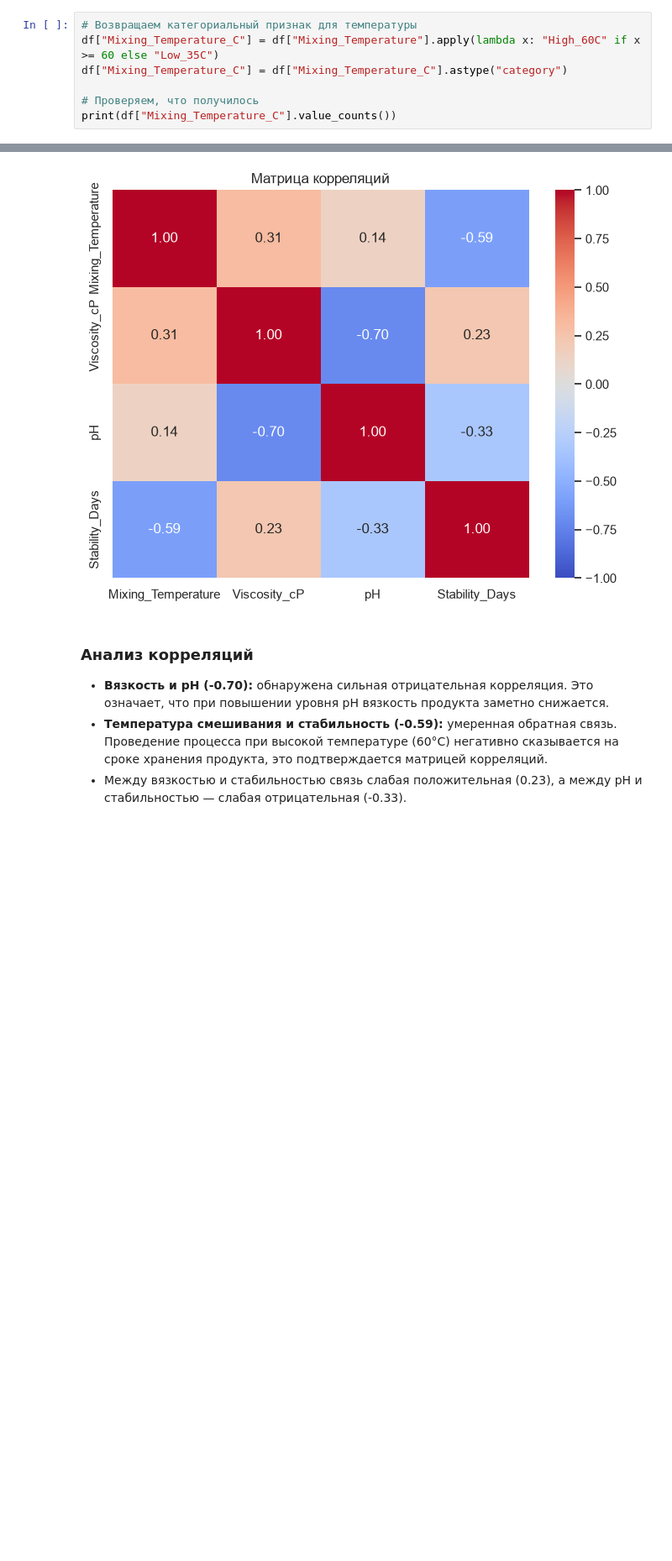
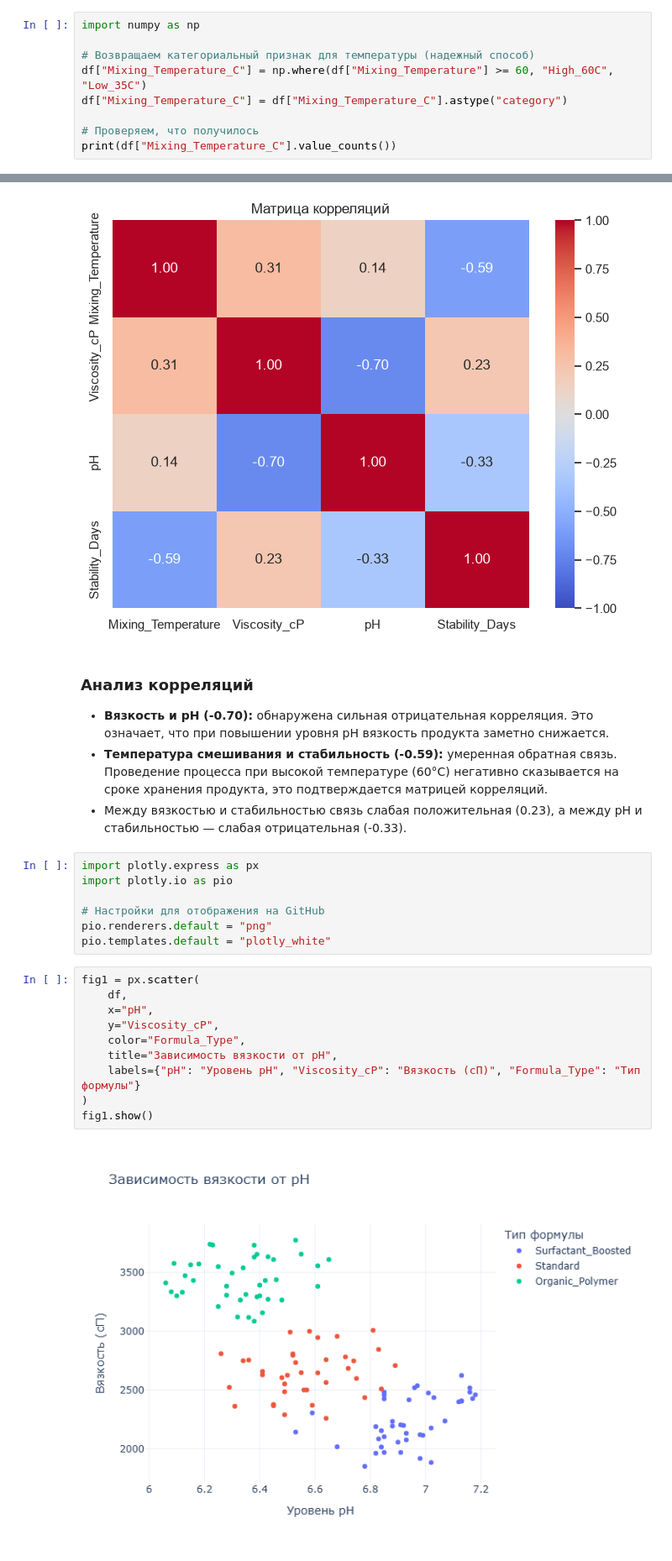
Before and after one commit to Liza511151/project-name511151, a Jupyter notebook: notebooks/EDA.ipynb, the cells around one changed output, grey strips where cells are left out. Shown at 84% size. Drawn from its saved outputs; the diff is of its cells as text; blank space fills up the shorter version.

```diff
--- a/notebooks/EDA.ipynb
+++ b/notebooks/EDA.ipynb
@@ -72,8 +72,10 @@ df.describe()
 | 75% | 60.000000 | 3300.845000 | 6.850000 | 17.000000 |
 | max | 60.000000 | 3774.290000 | 7.180000 | 22.000000 |
 # %%
-# Возвращаем категориальный признак для температуры
-df["Mixing_Temperature_C"] = df["Mixing_Temperature"].apply(lambda x: "High_60C" if x >= 60 else "Low_35C")
+import numpy as np
+
+# Возвращаем категориальный признак для температуры (надежный способ)
+df["Mixing_Temperature_C"] = np.where(df["Mixing_Temperature"] >= 60, "High_60C", "Low_35C")
 df["Mixing_Temperature_C"] = df["Mixing_Temperature_C"].astype("category")
 
 # Проверяем, что получилось
@@ -152,3 +154,22 @@ plt.show()
 - **Вязкость и pH (-0.70):** обнаружена сильная отрицательная корреляция. Это означает, что при повышении уровня pH вязкость продукта заметно снижается.
 - **Температура смешивания и стабильность (-0.59):** умеренная обратная связь. Проведение процесса при высокой температуре (60°C) негативно сказывается на сроке хранения продукта, это подтверждается матрицей корреляций.
 - Между вязкостью и стабильностью связь слабая положительная (0.23), а между pH и стабильностью — слабая отрицательная (-0.33).
+# %%
+import plotly.express as px
+import plotly.io as pio
+
+# Настройки для отображения на GitHub
+pio.renderers.default = "png"
+pio.templates.default = "plotly_white"
+# %%
+fig1 = px.scatter(
+    df,
+    x="pH",
+    y="Viscosity_cP",
+    color="Formula_Type",
+    title="Зависимость вязкости от pH",
+    labels={"pH": "Уровень pH", "Viscosity_cP": "Вязкость (сП)", "Formula_Type": "Тип формулы"}
+)
+fig1.show()
+# %% [output]
+[figure, added]
```
Also changed, not shown: parts of 1 cell of this notebook, 2 other files.
